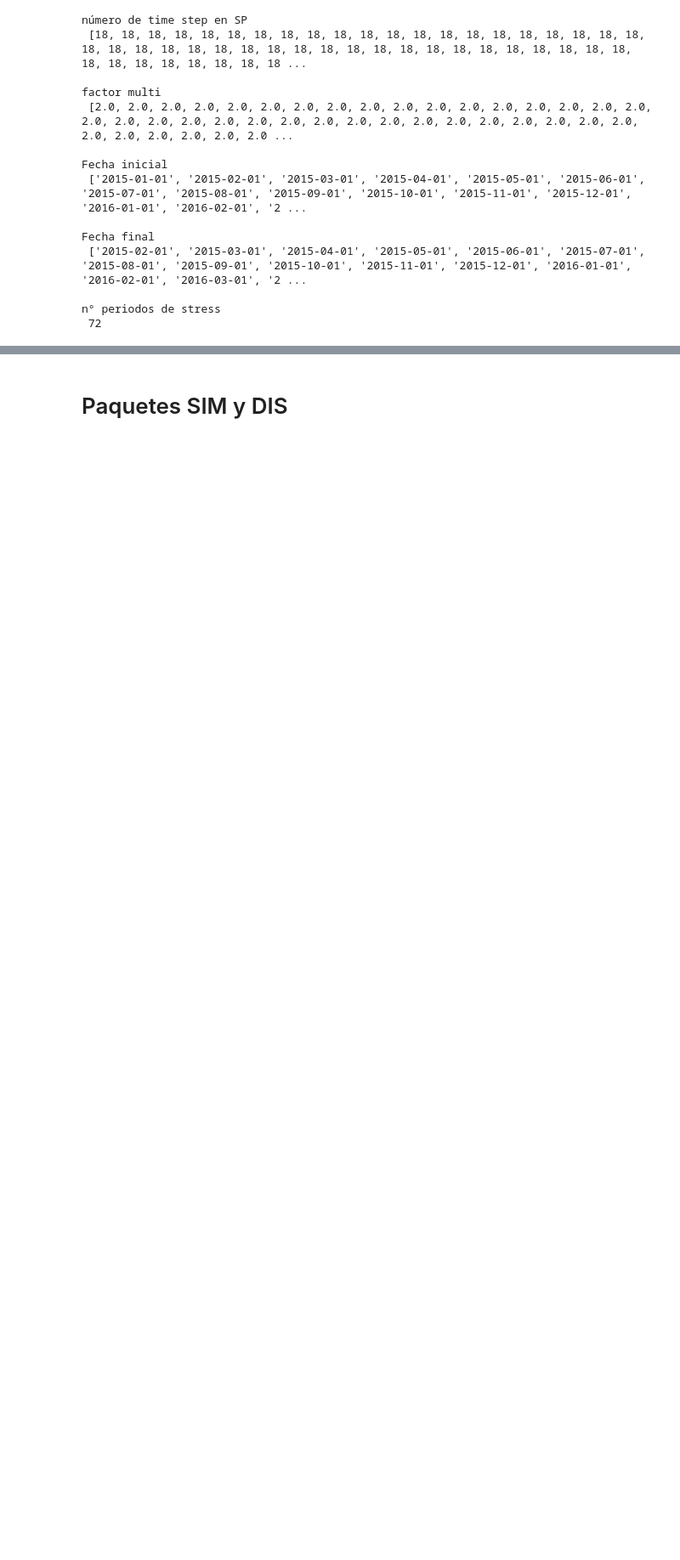
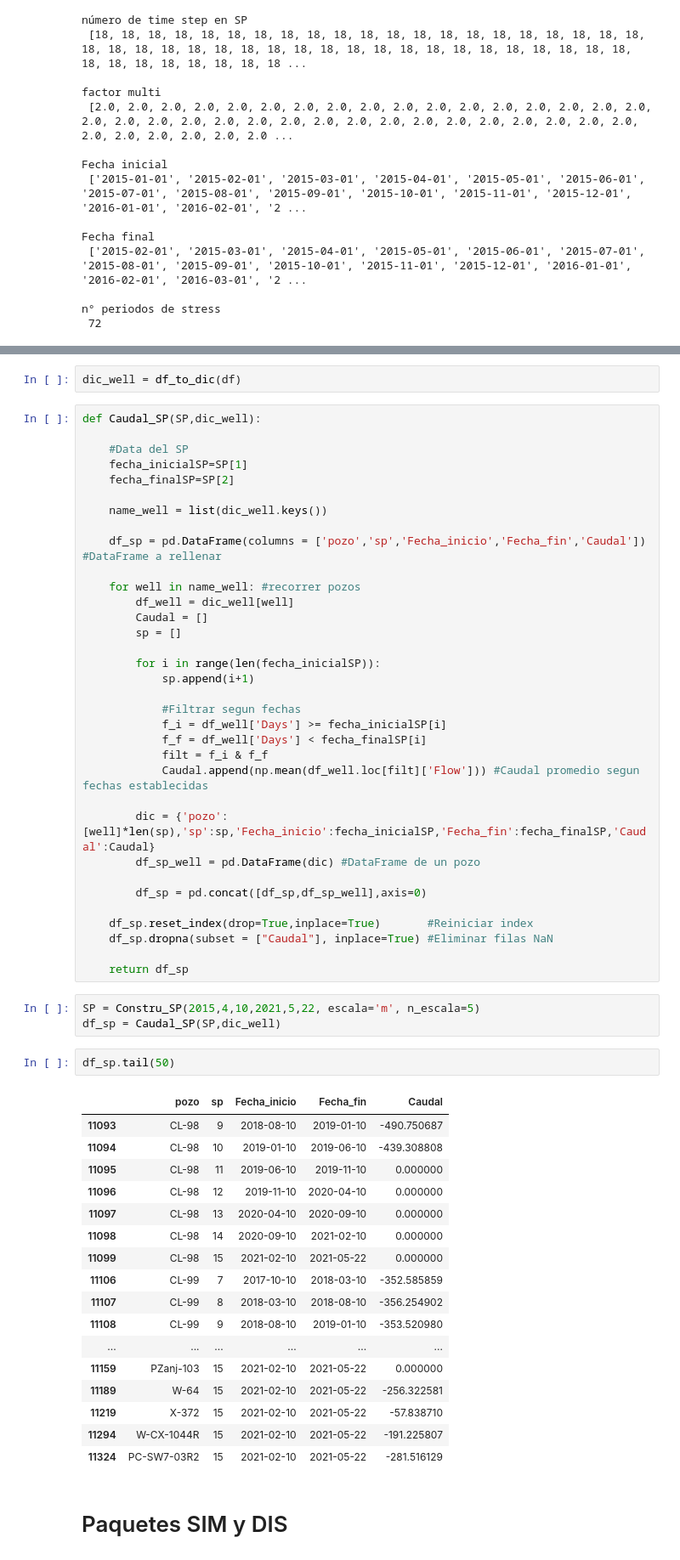
Before and after one commit to DiegoHidalgoS/test_model, a Jupyter notebook: Jupyter/Prueba1.ipynb, the cells around one changed output, grey strips where cells are left out. Shown at 85% size. Saved outputs shown, nothing was run; the diff lists cells and outputs as text; blank space fills up the shorter version.

```diff
--- a/Jupyter/Prueba1.ipynb
+++ b/Jupyter/Prueba1.ipynb
@@ -511,3 +561,62 @@ n° periodos de stress
+# %%
+dic_well = df_to_dic(df)
+# %%
+def Caudal_SP(SP,dic_well):
+
+    #Data del SP
+    fecha_inicialSP=SP[1]
+    fecha_finalSP=SP[2]
+
+    name_well = list(dic_well.keys())
+
+    df_sp = pd.DataFrame(columns = ['pozo','sp','Fecha_inicio','Fecha_fin','Caudal']) #DataFrame a rellenar
+
+    for well in name_well: #recorrer pozos
+        df_well = dic_well[well]
+        Caudal = []
+        sp = []
+
+        for i in range(len(fecha_inicialSP)):
+            sp.append(i+1)
+
+            #Filtrar segun fechas
+            f_i = df_well['Days'] >= fecha_inicialSP[i]
+            f_f = df_well['Days'] < fecha_finalSP[i]
+            filt = f_i & f_f
+            Caudal.append(np.mean(df_well.loc[filt]['Flow'])) #Caudal promedio segun fechas establecidas
+
+        dic = {'pozo':[well]*len(sp),'sp':sp,'Fecha_inicio':fecha_inicialSP,'Fecha_fin':fecha_finalSP,'Caudal':Caudal}
+        df_sp_well = pd.DataFrame(dic) #DataFrame de un pozo
+
+        df_sp = pd.concat([df_sp,df_sp_well],axis=0)
+
+    df_sp.reset_index(drop=True,inplace=True)       #Reiniciar index
+    df_sp.dropna(subset = ["Caudal"], inplace=True) #Eliminar filas NaN
+
+    return df_sp
+# %%
+SP = Constru_SP(2015,4,10,2021,5,22, escala='m', n_escala=5)
+df_sp = Caudal_SP(SP,dic_well)
+# %%
+df_sp.tail(50)
+# %% [output]
+|  | pozo | sp | Fecha_inicio | Fecha_fin | Caudal |
+| 11093 | CL-98 | 9 | 2018-08-10 | 2019-01-10 | -490.750687 |
+| 11094 | CL-98 | 10 | 2019-01-10 | 2019-06-10 | -439.308808 |
+| 11095 | CL-98 | 11 | 2019-06-10 | 2019-11-10 | 0.000000 |
+| 11096 | CL-98 | 12 | 2019-11-10 | 2020-04-10 | 0.000000 |
+| 11097 | CL-98 | 13 | 2020-04-10 | 2020-09-10 | 0.000000 |
+| 11098 | CL-98 | 14 | 2020-09-10 | 2021-02-10 | 0.000000 |
+| 11099 | CL-98 | 15 | 2021-02-10 | 2021-05-22 | 0.000000 |
+| 11106 | CL-99 | 7 | 2017-10-10 | 2018-03-10 | -352.585859 |
+| 11107 | CL-99 | 8 | 2018-03-10 | 2018-08-10 | -356.254902 |
+| 11108 | CL-99 | 9 | 2018-08-10 | 2019-01-10 | -353.520980 |
+| ... | ... | ... | ... | ... | ... |
+| 11159 | PZanj-103 | 15 | 2021-02-10 | 2021-05-22 | 0.000000 |
+| 11189 | W-64 | 15 | 2021-02-10 | 2021-05-22 | -256.322581 |
+| 11219 | X-372 | 15 | 2021-02-10 | 2021-05-22 | -57.838710 |
+| 11294 | W-CX-1044R | 15 | 2021-02-10 | 2021-05-22 | -191.225807 |
+| 11324 | PC-SW7-03R2 | 15 | 2021-02-10 | 2021-05-22 | -281.516129 |
 # %% [markdown]
 # Paquetes SIM y  DIS
 # %%
```
Also changed, not shown: parts of 69 cells of this notebook.
